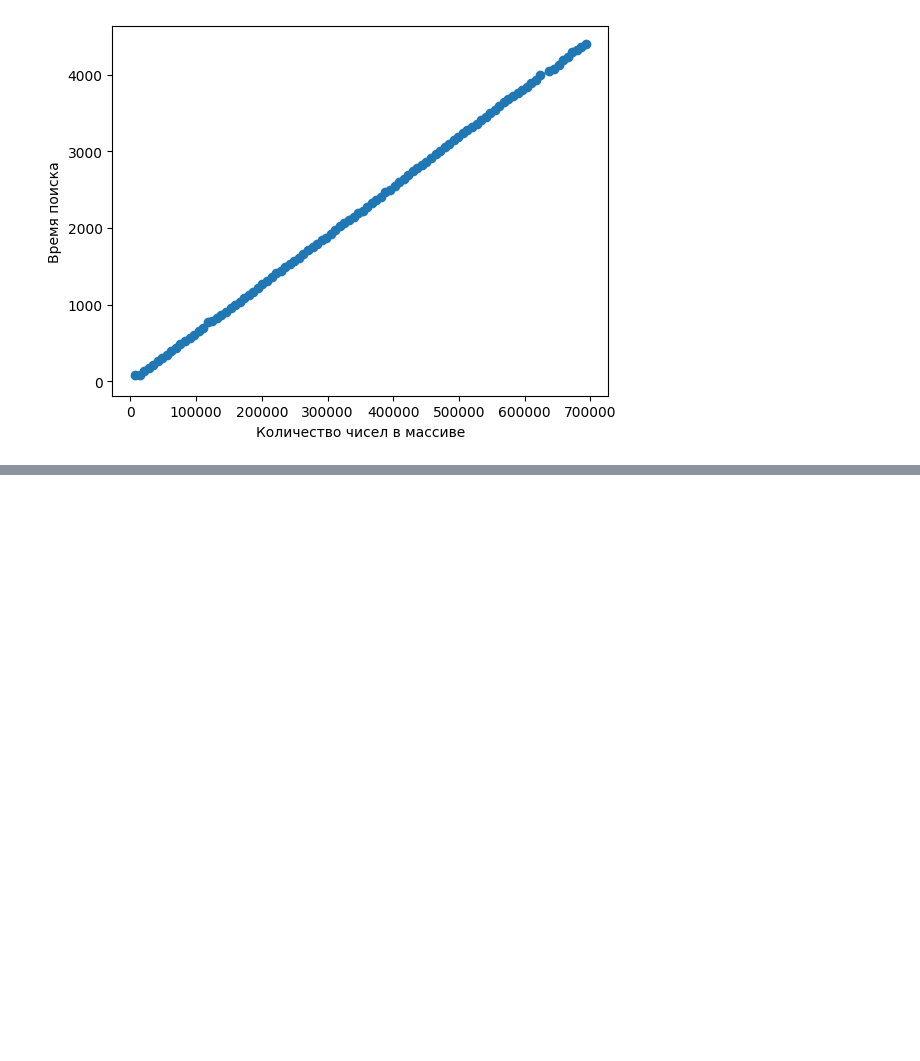
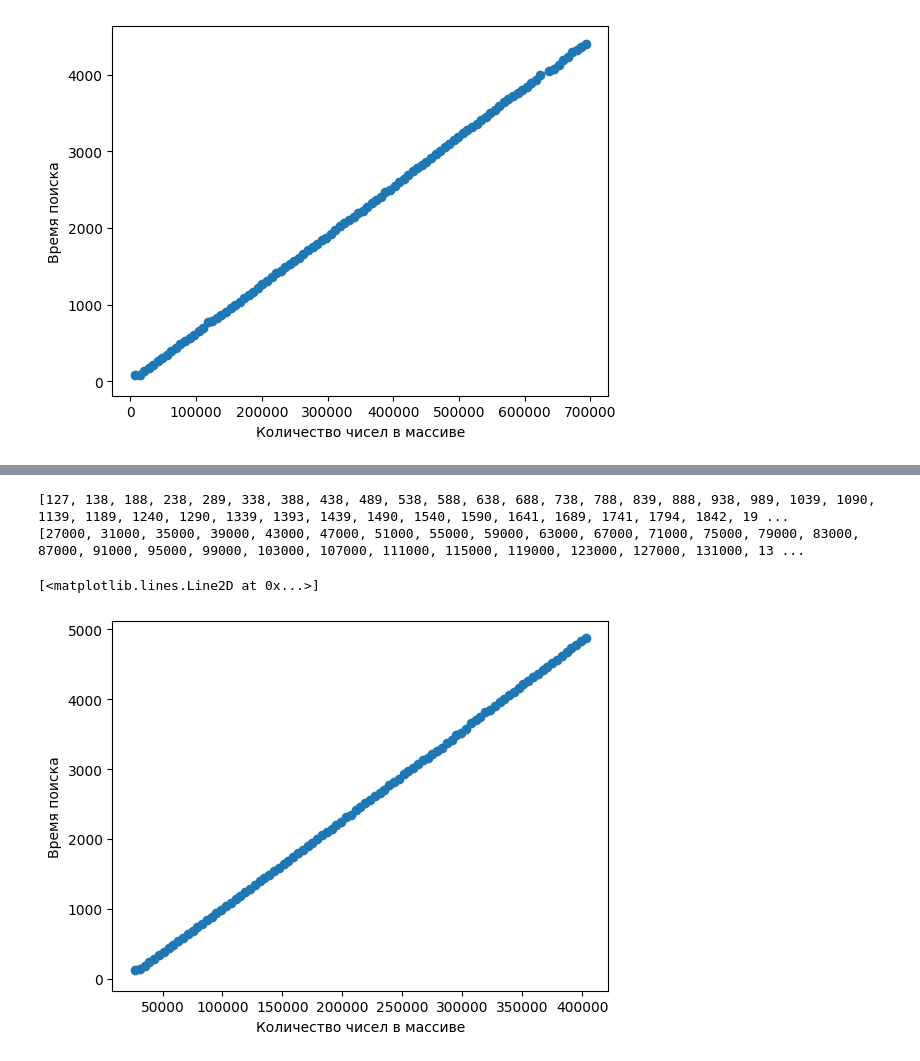
Before and after one commit to sparky1331/LAB_repo, a Jupyter notebook: lab1.ipynb, the cells around one changed output, grey strips where cells are left out. Cells and saved outputs as stored; diff of their text form; code cells hidden in the pictures; blank space fills up the shorter version.

```diff
--- a/lab1.ipynb
+++ b/lab1.ipynb
@@ -30,0 +92,27 @@ plt.plot(value, g(value))
+# %%
+import matplotlib.pyplot as plt
+import numpy as np
+
+f = open('lab1_lin_bad.txt')
+
+value = [(7000 + i*4000) for i in range(100)][5:]
+alg_time = [int(f.readline()) for i in range(100)][5:]
+
+print(alg_time)
+print(value)
+
+
+plt.scatter(value, alg_time)
+
+p = np.polyfit(value, alg_time, 1)
+g = np.poly1d(p)
+
+plt.xlabel('Количество чисел в массиве')
+plt.ylabel('Время поиска')
+
+plt.plot(value, g(value))
+# %% [output]
+[127, 138, 188, 238, 289, 338, 388, 438, 489, 538, 588, 638, 688, 738, 788, 839, 888, 938, 989, 1039, 1090, 1139, 1189, 1240, 1290, 1339, 1393, 1439, 1490, 1540, 1590, 1641, 1689, 1741, 1794, 1842, 19 ...
+[27000, 31000, 35000, 39000, 43000, 47000, 51000, 55000, 59000, 63000, 67000, 71000, 75000, 79000, 83000, 87000, 91000, 95000, 99000, 103000, 107000, 111000, 115000, 119000, 123000, 127000, 131000, 13 ...
+[<matplotlib.lines.Line2D at 0x...>]
+[figure, added]
```
Also changed, not shown: parts of 3 cells of this notebook, 5 other files.
